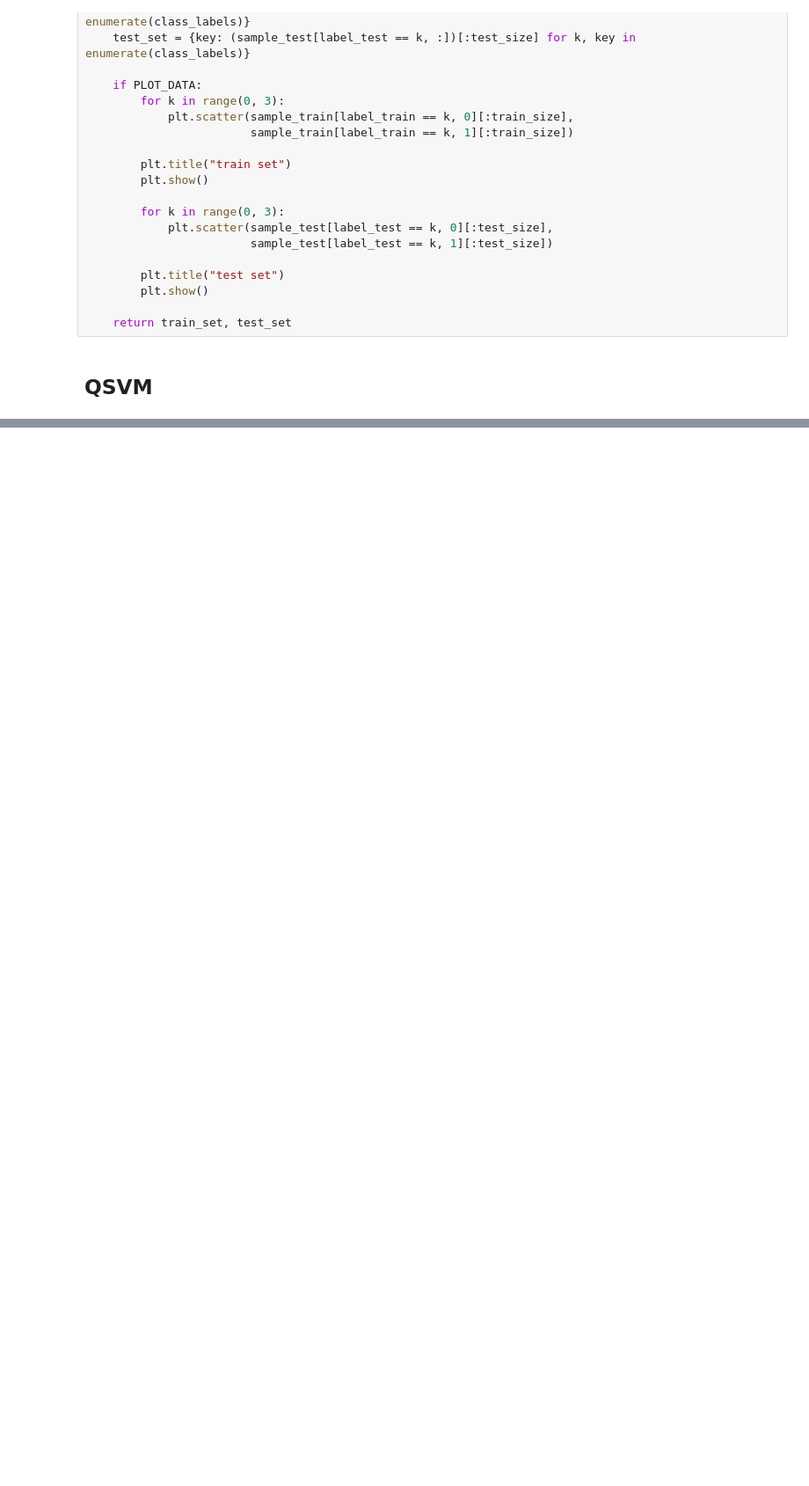
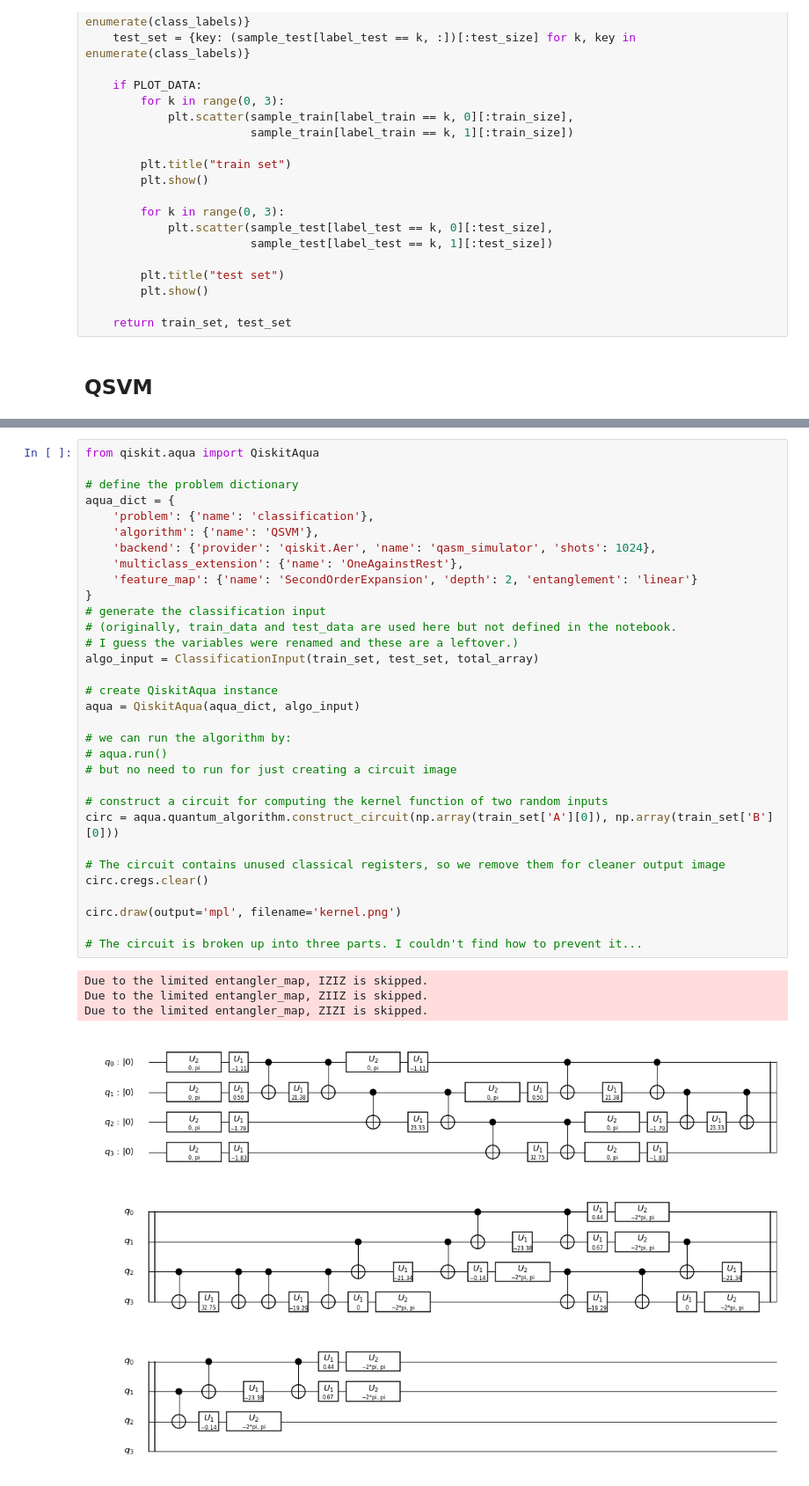
Before and after one commit to jgmontoya/QSVM, a Jupyter notebook: quantum_svm/QSVM.ipynb, the cells around one changed output, grey strips where cells are left out. Shown at 88% size. Saved outputs shown, nothing was run; the diff lists cells and outputs as text; blank space fills up the shorter version.

```diff
--- a/quantum_svm/QSVM.ipynb
+++ b/quantum_svm/QSVM.ipynb
@@ -182,0 +171,37 @@ real_backend = IBMQ.get_backend('ibmq_16_melbourne')
+# %%
+from qiskit.aqua import QiskitAqua
+
+# define the problem dictionary
+aqua_dict = {
+    'problem': {'name': 'classification'},
+    'algorithm': {'name': 'QSVM'},
+    'backend': {'provider': 'qiskit.Aer', 'name': 'qasm_simulator', 'shots': 1024},
+    'multiclass_extension': {'name': 'OneAgainstRest'},
+    'feature_map': {'name': 'SecondOrderExpansion', 'depth': 2, 'entanglement': 'linear'}
+}
+# generate the classification input
+# (originally, train_data and test_data are used here but not defined in the notebook.
+# I guess the variables were renamed and these are a leftover.)
+algo_input = ClassificationInput(train_set, test_set, total_array)
+
+# create QiskitAqua instance
+aqua = QiskitAqua(aqua_dict, algo_input)
+
+# we can run the algorithm by:
+# aqua.run()
+# but no need to run for just creating a circuit image
+
+# construct a circuit for computing the kernel function of two random inputs
+circ = aqua.quantum_algorithm.construct_circuit(np.array(train_set['A'][0]), np.array(train_set['B'][0]))
+
+# The circuit contains unused classical registers, so we remove them for cleaner output image
+circ.cregs.clear()
+
+circ.draw(output='mpl', filename='kernel.png')
+
+# The circuit is broken up into three parts. I couldn't find how to prevent it...
+# %% [output]
+Due to the limited entangler_map, IZIZ is skipped.
+Due to the limited entangler_map, ZIIZ is skipped.
+Due to the limited entangler_map, ZIZI is skipped.
+[figure, added]
```
Also changed, not shown: parts of 6 cells of this notebook, 1 other file.
